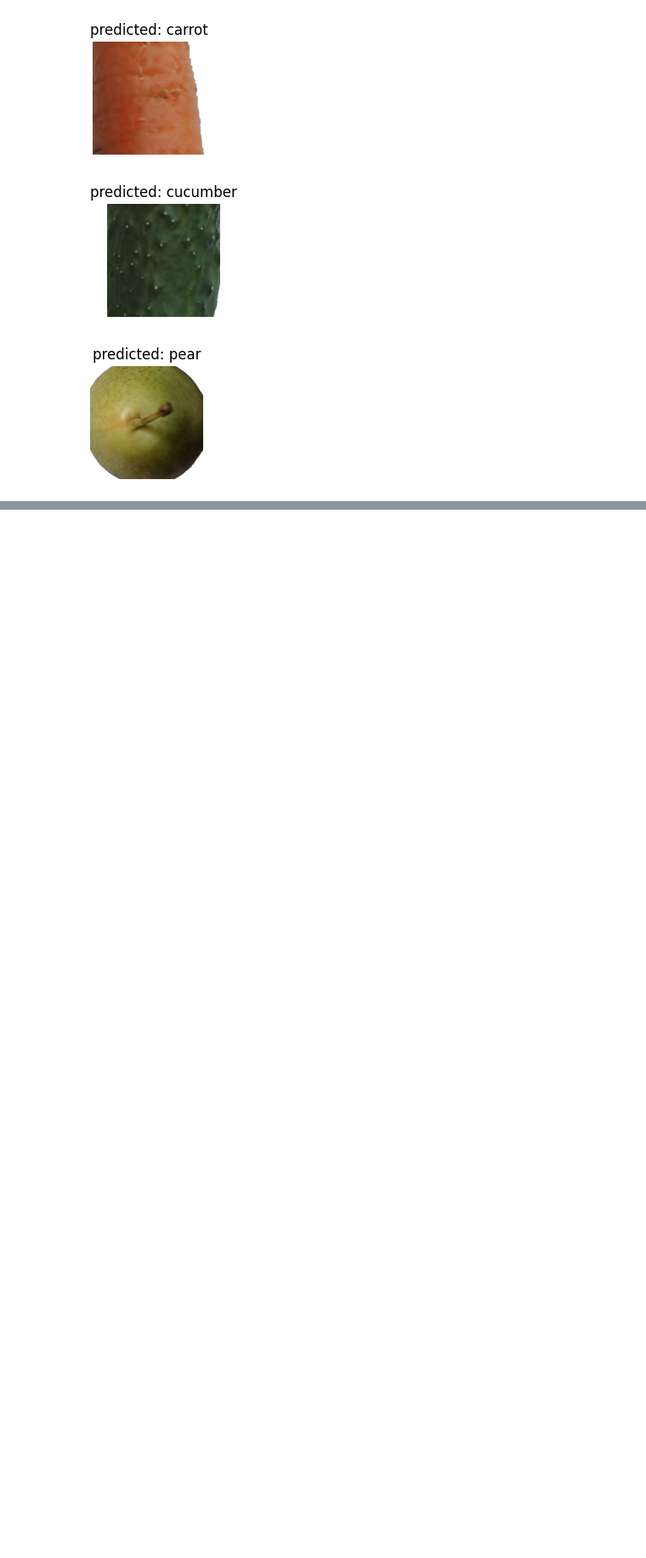
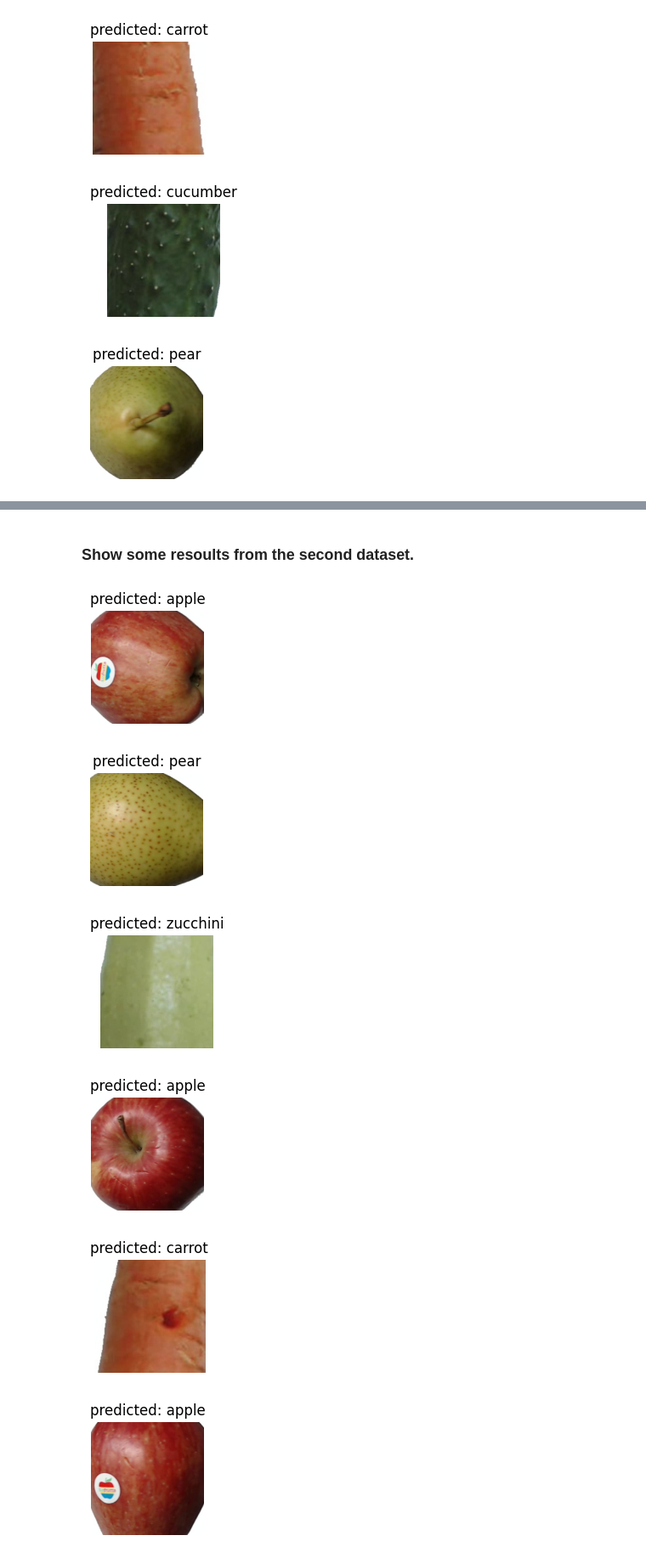
Before and after one commit to SandorBalazsHU/elte-ik-deep-learning-01, a Jupyter notebook: DND_Assignment_1_aza6nl_sandorbalazs.ipynb, the cells around one changed output, grey strips where cells are left out. Shown at 85% size. Saved outputs shown, nothing was run; the diff lists cells and outputs as text; code cells hidden in the pictures; blank space fills up the shorter version.

```diff
--- a/DND_Assignment_1_aza6nl_sandorbalazs.ipynb
+++ b/DND_Assignment_1_aza6nl_sandorbalazs.ipynb
@@ -561,0 +608,11 @@ visualize_model(model)
+# %% [markdown]
+### Show some resoults from the second dataset.
+# %%
+visualize_model(model_ft)
+# %% [output]
+[figure, added]
+[figure, added]
+[figure, added]
+[figure, added]
+[figure, added]
+[figure, added]
```
Also changed, not shown: parts of 9 cells of this notebook.
